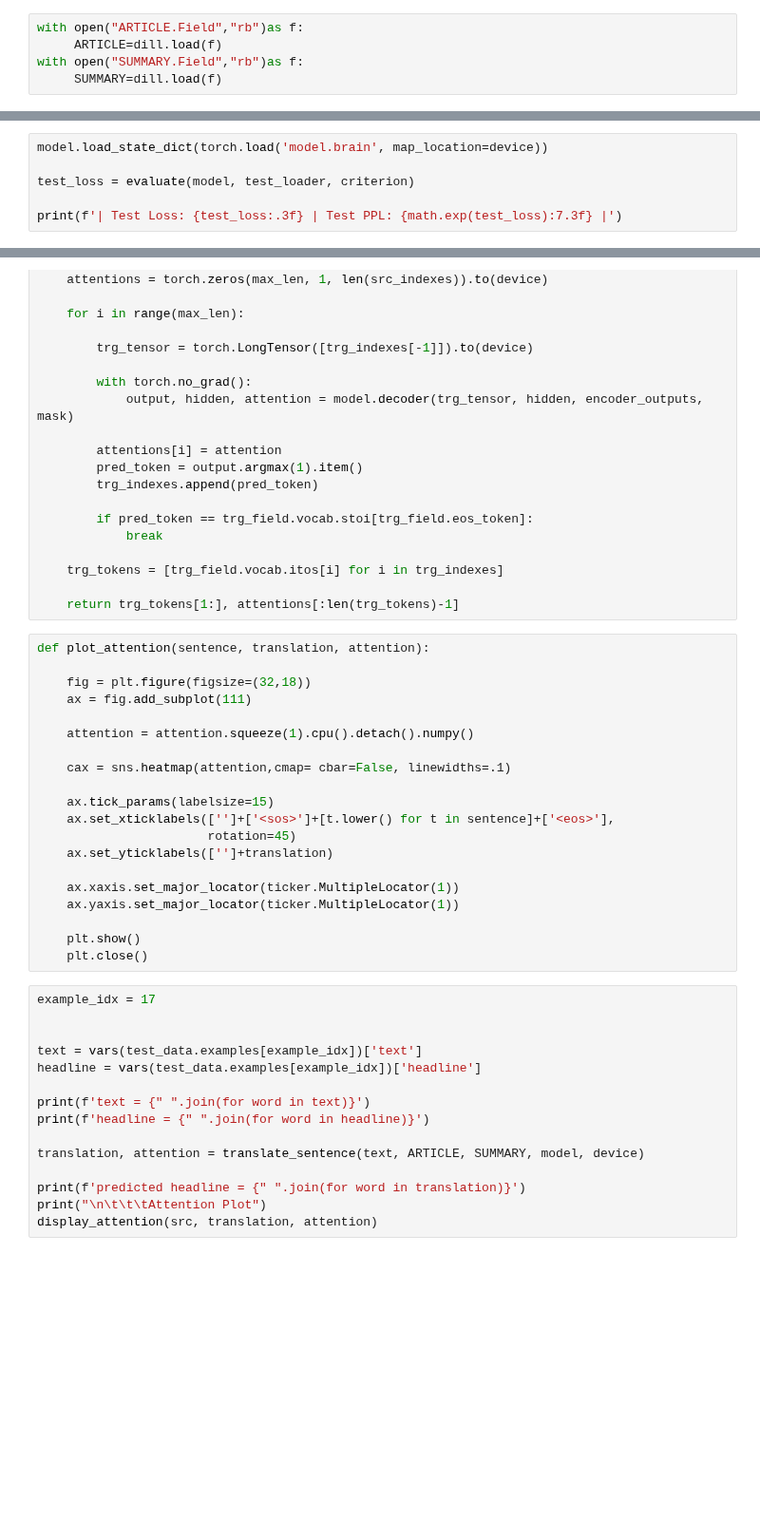
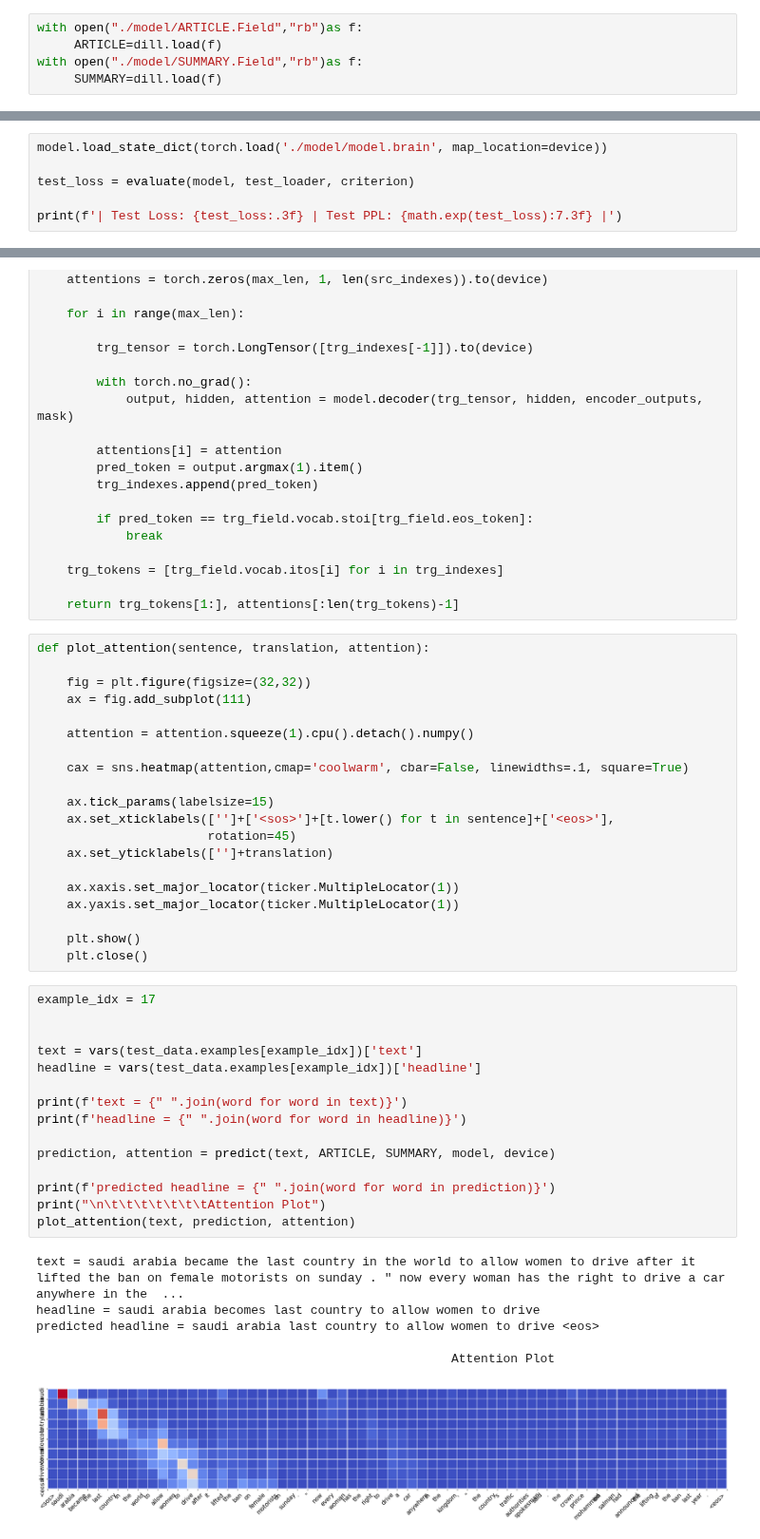
Before and after one commit to soni-ratnesh/compendium, a Jupyter notebook: model.ipynb, the cells around one changed output, grey strips where cells are left out. Shown at 95% size. Saved outputs shown, nothing was run; the diff lists cells and outputs as text; blank space fills up the shorter version.

Commit message:
Model
Re-run all cells.

```diff
--- a/model.ipynb
+++ b/model.ipynb
@@ -176,9 +183,9 @@ class Seq2Seq(nn.Module):
 
         return outputs
 # %%
-with open("ARTICLE.Field","rb")as f:
+with open("./model/ARTICLE.Field","rb")as f:
      ARTICLE=dill.load(f)
-with open("SUMMARY.Field","rb")as f:
+with open("./model/SUMMARY.Field","rb")as f:
      SUMMARY=dill.load(f)
 # %%
 INPUT_DIM = len(ARTICLE.vocab)
@@ -306,7 +332,7 @@ for epoch in range(N_EPOCHS):
     print(f'\tTrain Loss: {train_loss:.3f} | Train PPL: {math.exp(train_loss):7.3f}')
     print(f'\t Val. Loss: {valid_loss:.3f} |  Val. PPL: {math.exp(valid_loss):7.3f}')
 # %%
-model.load_state_dict(torch.load('model.brain', map_location=device))
+model.load_state_dict(torch.load('./model/model.brain', map_location=device))
 
 test_loss = evaluate(model, test_loader, criterion)
 
@@ -355,12 +383,12 @@ def predict(sentence, src_field, trg_field, model, device, max_len = 50):
 # %%
 def plot_attention(sentence, translation, attention):
 
-    fig = plt.figure(figsize=(32,18))
+    fig = plt.figure(figsize=(32,32))
     ax = fig.add_subplot(111)
 
     attention = attention.squeeze(1).cpu().detach().numpy()
 
-    cax = sns.heatmap(attention,cmap= cbar=False, linewidths=.1)
+    cax = sns.heatmap(attention,cmap='coolwarm', cbar=False, linewidths=.1, square=True)
 
     ax.tick_params(labelsize=15)
     ax.set_xticklabels(['']+['<sos>']+[t.lower() for t in sentence]+['<eos>'],
@@ -375,18 +403,25 @@ def plot_attention(sentence, translation, attention):
 # %%
 example_idx = 17
 
 
 text = vars(test_data.examples[example_idx])['text']
 headline = vars(test_data.examples[example_idx])['headline']
 
-print(f'text = {" ".join(for word in text)}')
-print(f'headline = {" ".join(for word in headline)}')
+print(f'text = {" ".join(word for word in text)}')
+print(f'headline = {" ".join(word for word in headline)}')
 
-translation, attention = translate_sentence(text, ARTICLE, SUMMARY, model, device)
+prediction, attention = predict(text, ARTICLE, SUMMARY, model, device)
 
-print(f'predicted headline = {" ".join(for word in translation)}')
-print("\n\t\t\tAttention Plot")
-display_attention(src, translation, attention)
+print(f'predicted headline = {" ".join(word for word in prediction)}')
+print("\n\t\t\t\t\t\t\tAttention Plot")
+plot_attention(text, prediction, attention)
+# %% [output]
+text = saudi arabia became the last country in the world to allow women to drive after it lifted the ban on female motorists on sunday . " now every woman has the right to drive a car anywhere in the  ...
+headline = saudi arabia becomes last country to allow women to drive
+predicted headline = saudi arabia last country to allow women to drive <eos>
+
+                                                        Attention Plot
+[figure, added]
 # %%
 example_idx = 15
 
```
Also changed, not shown: parts of 4 cells of this notebook.
